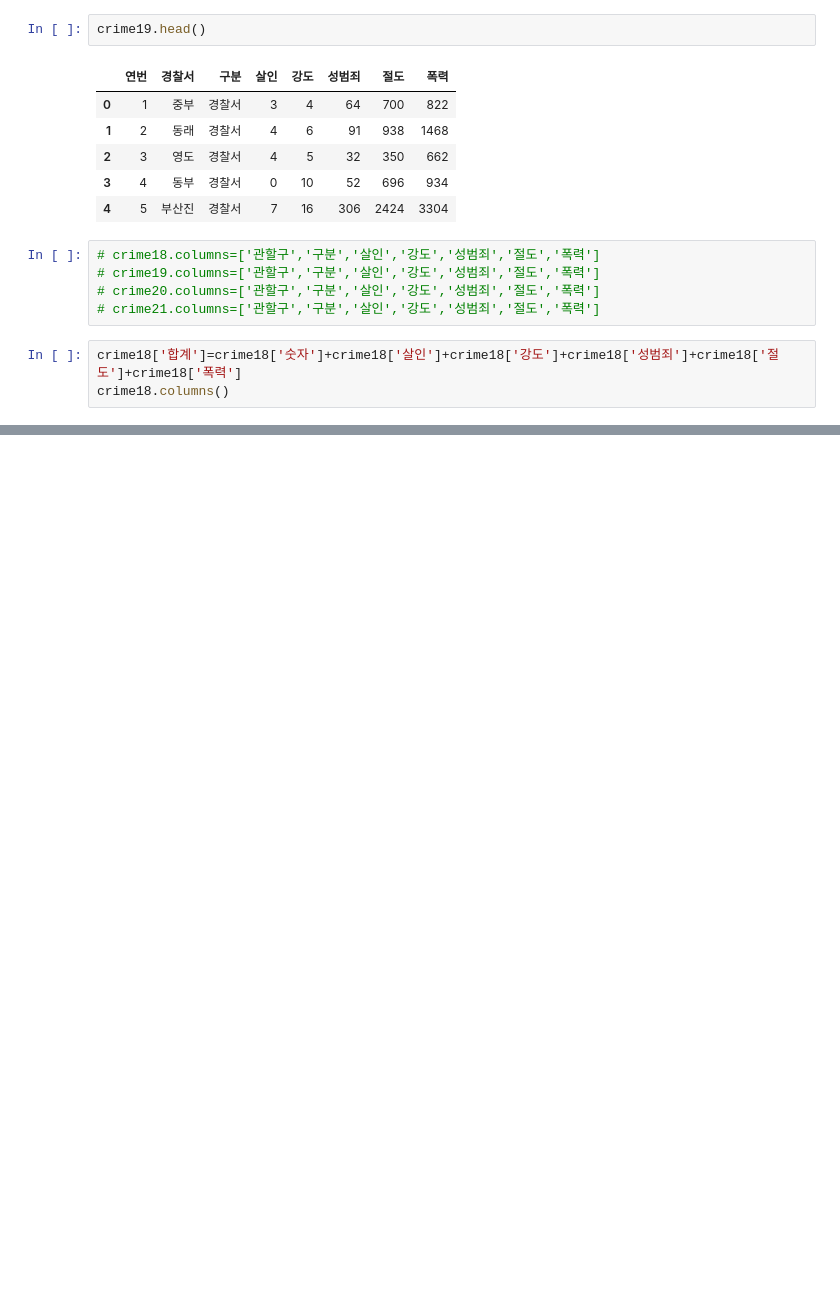
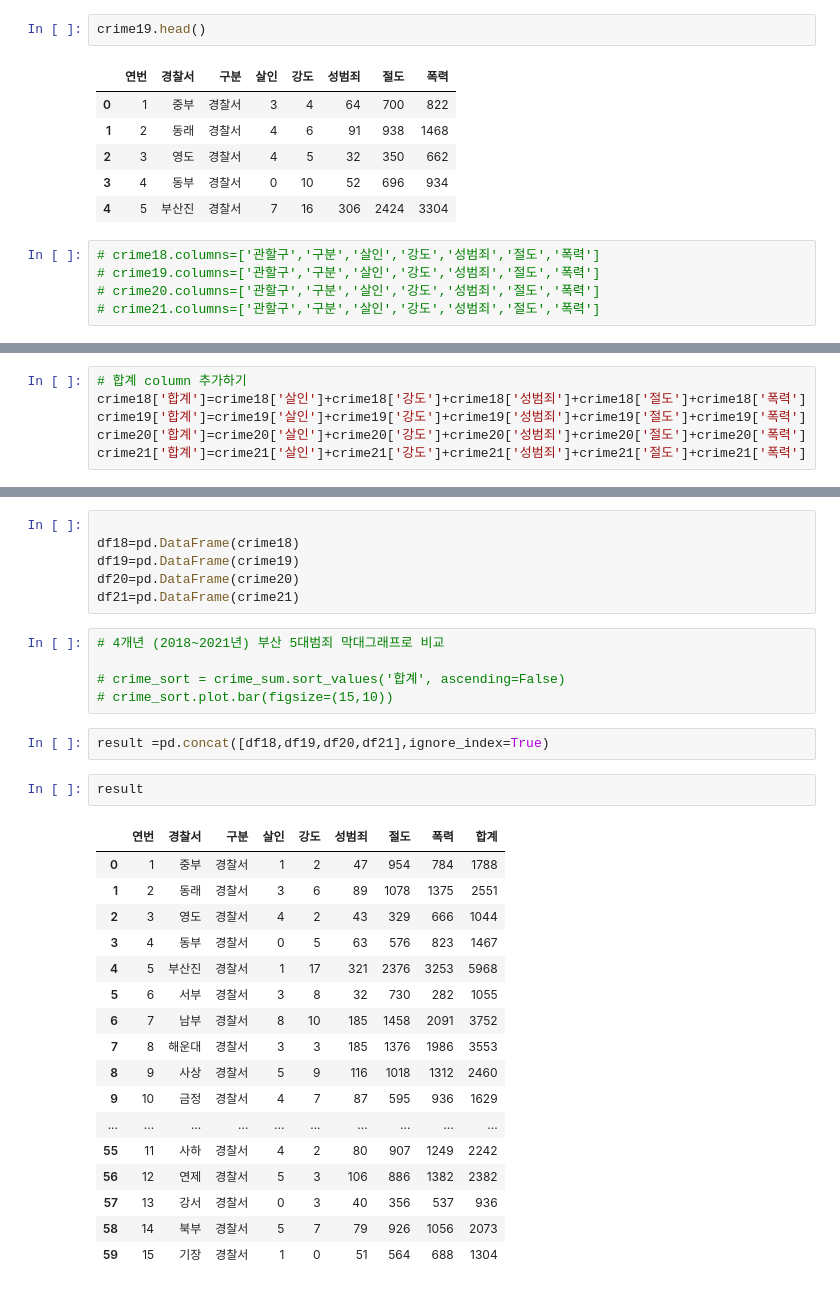
Before and after one commit to dkngkg/StudyBigData, a Jupyter notebook: 0816_miniproject_Crime/BusanCrime.ipynb, the cells around one changed output, grey strips where cells are left out. Saved outputs shown, nothing was run; the diff lists cells and outputs as text; blank space fills up the shorter version.

```diff
--- a/0816_miniproject_Crime/BusanCrime.ipynb
+++ b/0816_miniproject_Crime/BusanCrime.ipynb
@@ -60,6 +60,3 @@ crime19.head()
 # crime19.columns=['관할구','구분','살인','강도','성범죄','절도','폭력']
 # crime20.columns=['관할구','구분','살인','강도','성범죄','절도','폭력']
 # crime21.columns=['관할구','구분','살인','강도','성범죄','절도','폭력']
-# %%
-crime18['합계']=crime18['숫자']+crime18['살인']+crime18['강도']+crime18['성범죄']+crime18['절도']+crime18['폭력']
-crime18.columns()
@@ -67,0 +63,6 @@ KeyError: '숫자'
+# %%
+# 합계 column 추가하기
+crime18['합계']=crime18['살인']+crime18['강도']+crime18['성범죄']+crime18['절도']+crime18['폭력']
+crime19['합계']=crime19['살인']+crime19['강도']+crime19['성범죄']+crime19['절도']+crime19['폭력']
+crime20['합계']=crime20['살인']+crime20['강도']+crime20['성범죄']+crime20['절도']+crime20['폭력']
+crime21['합계']=crime21['살인']+crime21['강도']+crime21['성범죄']+crime21['절도']+crime21['폭력']
@@ -67,0 +114,33 @@ KeyError: '숫자'
+# %%
+
+df18=pd.DataFrame(crime18)
+df19=pd.DataFrame(crime19)
+df20=pd.DataFrame(crime20)
+df21=pd.DataFrame(crime21)
+# %%
+# 4개년 (2018~2021년) 부산 5대범죄 막대그래프로 비교
+
+# crime_sort = crime_sum.sort_values('합계', ascending=False)
+# crime_sort.plot.bar(figsize=(15,10))
+# %%
+result =pd.concat([df18,df19,df20,df21],ignore_index=True)
+# %%
+result
+# %% [output]
+|  | 연번 | 경찰서 | 구분 | 살인 | 강도 | 성범죄 | 절도 | 폭력 | 합계 |
+| 0 | 1 | 중부 | 경찰서 | 1 | 2 | 47 | 954 | 784 | 1788 |
+| 1 | 2 | 동래 | 경찰서 | 3 | 6 | 89 | 1078 | 1375 | 2551 |
+| 2 | 3 | 영도 | 경찰서 | 4 | 2 | 43 | 329 | 666 | 1044 |
+| 3 | 4 | 동부 | 경찰서 | 0 | 5 | 63 | 576 | 823 | 1467 |
+| 4 | 5 | 부산진 | 경찰서 | 1 | 17 | 321 | 2376 | 3253 | 5968 |
+| 5 | 6 | 서부 | 경찰서 | 3 | 8 | 32 | 730 | 282 | 1055 |
+| 6 | 7 | 남부 | 경찰서 | 8 | 10 | 185 | 1458 | 2091 | 3752 |
+| 7 | 8 | 해운대 | 경찰서 | 3 | 3 | 185 | 1376 | 1986 | 3553 |
+| 8 | 9 | 사상 | 경찰서 | 5 | 9 | 116 | 1018 | 1312 | 2460 |
+| 9 | 10 | 금정 | 경찰서 | 4 | 7 | 87 | 595 | 936 | 1629 |
+| ... | ... | ... | ... | ... | ... | ... | ... | ... | ... |
+| 55 | 11 | 사하 | 경찰서 | 4 | 2 | 80 | 907 | 1249 | 2242 |
+| 56 | 12 | 연제 | 경찰서 | 5 | 3 | 106 | 886 | 1382 | 2382 |
+| 57 | 13 | 강서 | 경찰서 | 0 | 3 | 40 | 356 | 537 | 936 |
+| 58 | 14 | 북부 | 경찰서 | 5 | 7 | 79 | 926 | 1056 | 2073 |
+| 59 | 15 | 기장 | 경찰서 | 1 | 0 | 51 | 564 | 688 | 1304 |
```
Also changed, not shown: parts of 22 cells of this notebook, 5 other files.
